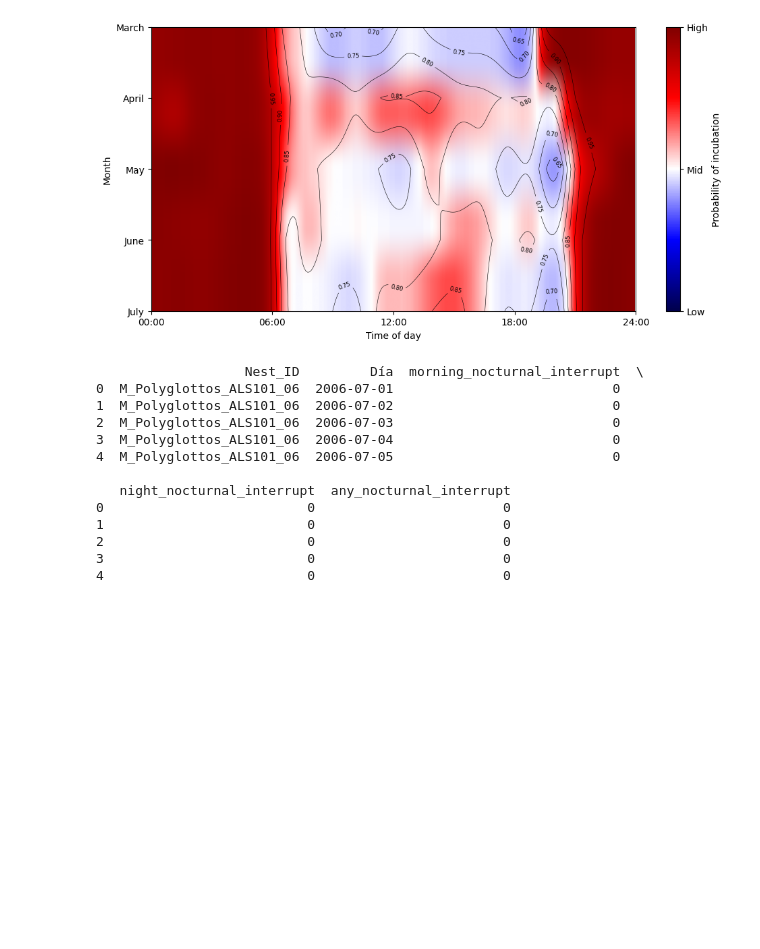
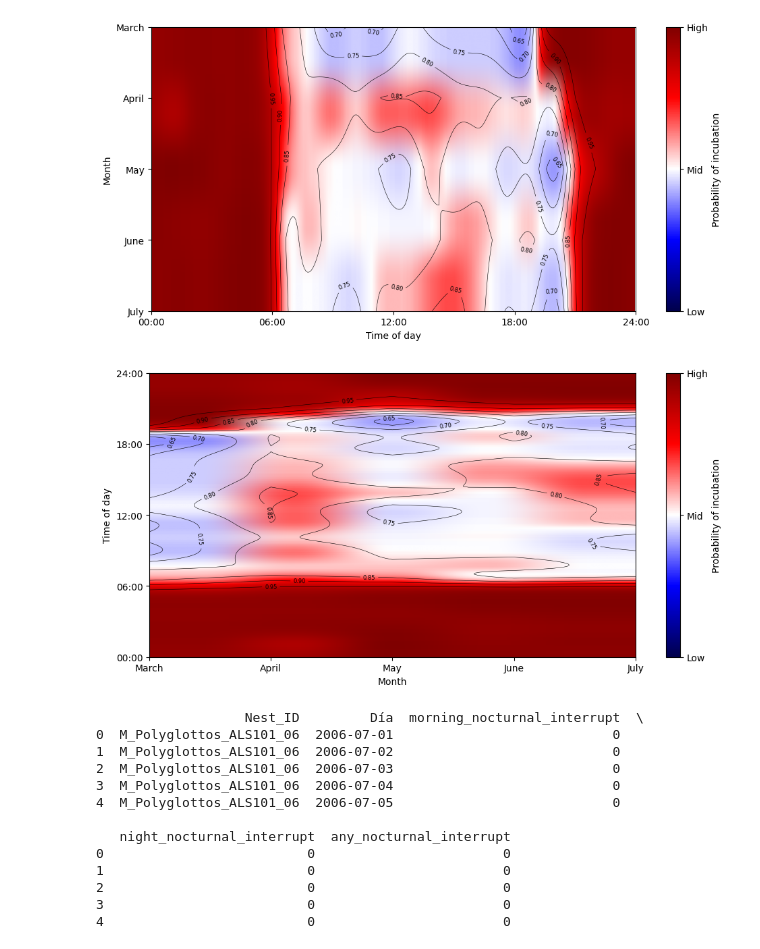
Before and after one commit to jorgelizarazo94/Mimus_sourse, a Jupyter notebook: Supplementary 3.ipynb, the cells around one changed output. Drawn from its saved outputs; the diff is of its cells as text; code cells hidden in the pictures; blank space fills up the shorter version.

```diff
--- a/Supplementary 3.ipynb
+++ b/Supplementary 3.ipynb
@@ -728,6 +728,68 @@ plt.tight_layout()
 plt.show()
 # %% [output]
 [figure]
+# %%
+heat_df2 = heat_df.reindex(month_order)
+
+Z = heat_df2.values.T   # 🔥 transpose
+x = np.arange(len(heat_df2.index))   # months
+y = heat_df2.columns.values          # minutes
+
+X, Y = np.meshgrid(x, y)
+
+from matplotlib.colors import TwoSlopeNorm
+
+center = np.percentile(Z, 30)
+norm = TwoSlopeNorm(vmin=0, vcenter=center, vmax=1)
+
+plt.figure(figsize=(10,5))
+
+im = plt.imshow(
+    Z,
+    aspect='auto',
+    origin='lower',
+    cmap='seismic',
+    norm=norm,
+    extent=[x.min(), x.max(), y.min(), y.max()]
+)
+
+# Contours
+contours = plt.contour(
+    X,
+    Y,
+    Z,
+    colors='black',
+    linewidths=0.4
+)
+
+plt.clabel(contours, inline=True, fontsize=6)
+
+# 🔥 X-axis = months
+plt.xticks(
+    ticks=np.arange(len(heat_df2.index)),
+    labels=heat_df2.index,
+    rotation=0
+)
+
+# 🔥 Y-axis = time
+plt.yticks(
+    [0, 360, 720, 1080, 1440],
+    ["00:00","06:00","12:00","18:00","24:00"]
+)
+
+plt.xlabel("Month")
+plt.ylabel("Time of day")
+
+cbar = plt.colorbar(im)
+cbar.set_label("Probability of incubation")
+cbar.set_ticks([0, center, 1])
+cbar.set_ticklabels(["Low", "Mid", "High"])
+
+plt.tight_layout()
+plt.savefig("Figures/GAMM_like_surface_rotated.png", dpi=300, transparent=True, bbox_inches="tight")
+plt.show()
+# %% [output]
+[figure, added]
 # %%
 df = final_df.copy()
 
```
Also changed, not shown: parts of 4 cells of this notebook.
